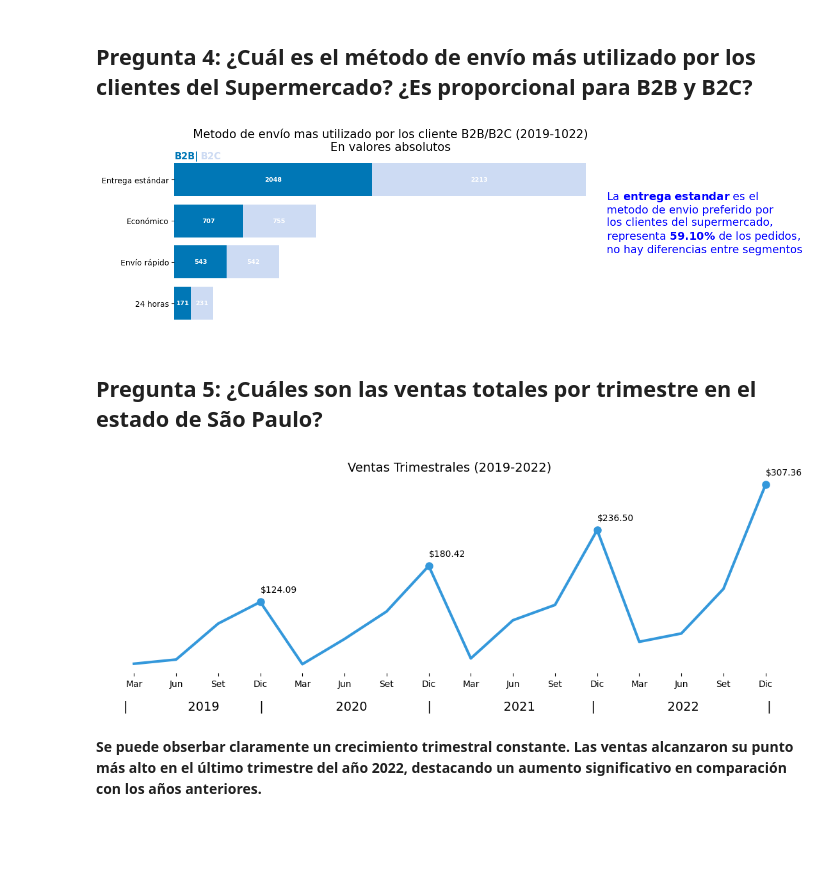
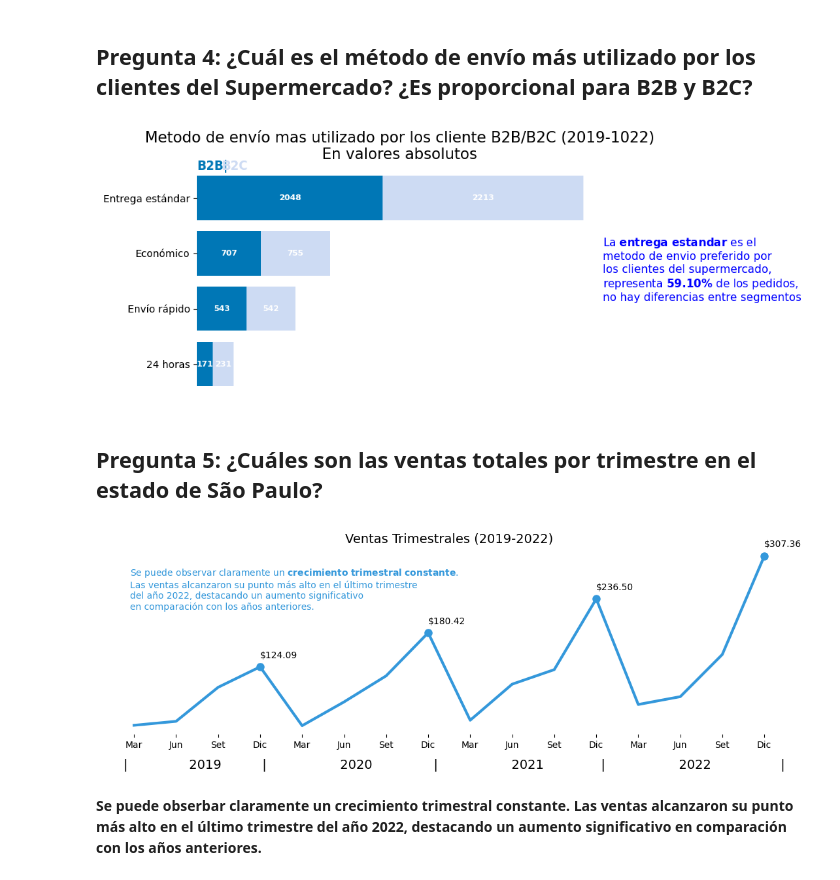
Before and after one commit to Danielvillarreal1/analisis-mercado, a Jupyter notebook: analisis-mercado-funcion.ipynb, the cells around one changed output. Drawn from its saved outputs; the diff is of its cells as text; code cells hidden in the pictures; blank space fills up the shorter version.

```diff
--- a/analisis-mercado-funcion.ipynb
+++ b/analisis-mercado-funcion.ipynb
@@ -366,36 +375,37 @@ def pregunta_4():
 
 
 
     # Ocultar todos los bordes del gráfico
     ax.spines['top'].set_visible(False)
     ax.spines['bottom'].set_visible(False)
     ax.spines['left'].set_visible(False)
     ax.spines['right'].set_visible(False)
 
     # Quitar etiquetas del eje x
     ax.set_xticks([])
 
     # Texto $\\mathbf{2022}$
     texto = ("La $\\mathbf{entrega \\ estandar}$ es el\n"
              "metodo de envio preferido por\n"
             "los clientes del supermercado,\n"
             "representa $\\mathbf{59.10\\%}$ de los pedidos,\n"
             "no hay diferencias entre segmentos\n"
 
                 )
 
 
     # Añadir texto y alinear
-    ax.text(1.0, 0.35, texto, transform=ax.transAxes, ha='left', va='bottom', fontsize=14, color='blue')
+    ax.text(1.0, 0.35, texto, transform=ax.transAxes, ha='left', va='bottom', fontsize=11, color='blue')
 
-
+    plt.tight_layout()
+    plt.savefig('img/envio-mas-utilizado.png')
 
     # Mostrar el gráfico
     plt.show()
 
 pregunta_4()
 # %% [output]
-[figure, old version]
+[figure, new version]
 # %% [markdown]
 ## Pregunta 5: ¿Cuáles son las ventas totales por trimestre en el estado de São Paulo?
 # %%
@@ -431,7 +441,7 @@ def pregunta5():
 
 
     # Configuración de la figura y el eje
-    fig, ax = plt.subplots(figsize=(14, 4))
+    fig, ax = plt.subplots(figsize=(12, 4))
 
     # Crear el gráfico de líneas
     puntos_a_marcar = [False, False, False, True, False, False, False, True, False, False, False, True, False, False, False, True]
@@ -469,13 +479,29 @@ def pregunta5():
     # Añadir texto y alinear
     ax.text(0.03, -0.2, texto, transform=ax.transAxes, ha='left', va='bottom', fontsize=14, color='black')
 
+    # segundo texto
+
+    texto2 = ("Se puede observar claramente un $\\mathbf{ crecimiento \\ trimestral \\ constante}$.\n"
+             "Las ventas alcanzaron su punto más alto en el último trimestre \n"
+              "del año 2022, destacando un aumento significativo\n"
+              "en comparación con los años anteriores.\n" )
+
+    # Añadir texto y alinear
+    ax.text(0.04, 0.6, texto2, transform=ax.transAxes, ha='left', va='bottom', fontsize=10, color='#3498db')
+
+
+    plt.tight_layout()
+    plt.savefig('img/ventas-trimestre-SãoPaulo.png')
+
     # Mostrar el gráfico
     plt.show()
 
+
+
 # Llamar a la función
 pregunta5()
 # %% [output]
-[figure, old version]
+[figure, new version]
 # %% [markdown]
 
 **Se puede obserbar claramente un crecimiento trimestral constante.
```
Also changed, not shown: parts of 6 cells of this notebook.
